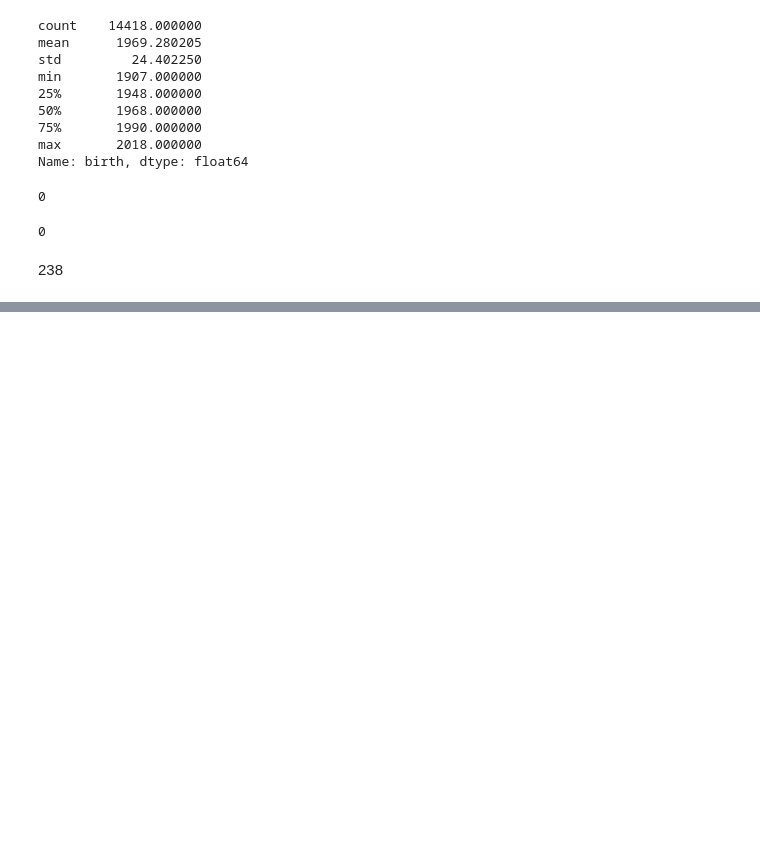
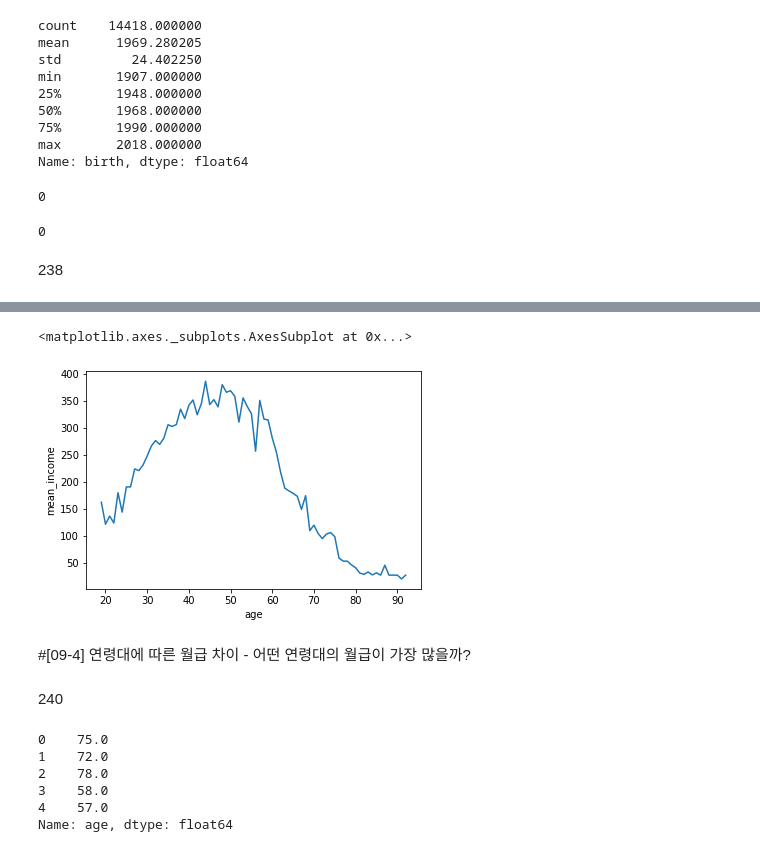
Before and after one commit to djDongjae/DataAnalysis, a Jupyter notebook: 9장_실습예제_오동재_2ndReading.ipynb, the cells around one changed output, grey strips where cells are left out. Drawn from its saved outputs; the diff is of its cells as text; code cells hidden in the pictures; blank space fills up the shorter version.

```diff
--- a/9장_실습예제_오동재_2ndReading.ipynb
+++ b/9장_실습예제_오동재_2ndReading.ipynb
@@ -231,0 +255,7 @@ welfare['birth'].isna().sum()
+# %%
+age_income = welfare\
+.dropna(subset = ['income'])\
+.groupby('age', as_index = False)\
+.agg(mean_income = ('income', 'mean'))
+
+age_income.head()
@@ -231,0 +269,18 @@ welfare['birth'].isna().sum()
+# %%
+sns.lineplot(data = age_income, x = 'age', y = 'mean_income')
+# %% [output]
+<matplotlib.axes._subplots.AxesSubplot at 0x...>
+[figure, added]
+# %% [markdown]
+#[09-4] 연령대에 따른 월급 차이 - 어떤 연령대의 월급이 가장 많을까?
+# %% [markdown]
+240
+# %%
+welfare['age'].head()
+# %% [output]
+0    75.0
+1    72.0
+2    78.0
+3    58.0
+4    57.0
+Name: age, dtype: float64
```
Also changed, not shown: parts of 12 cells of this notebook.
